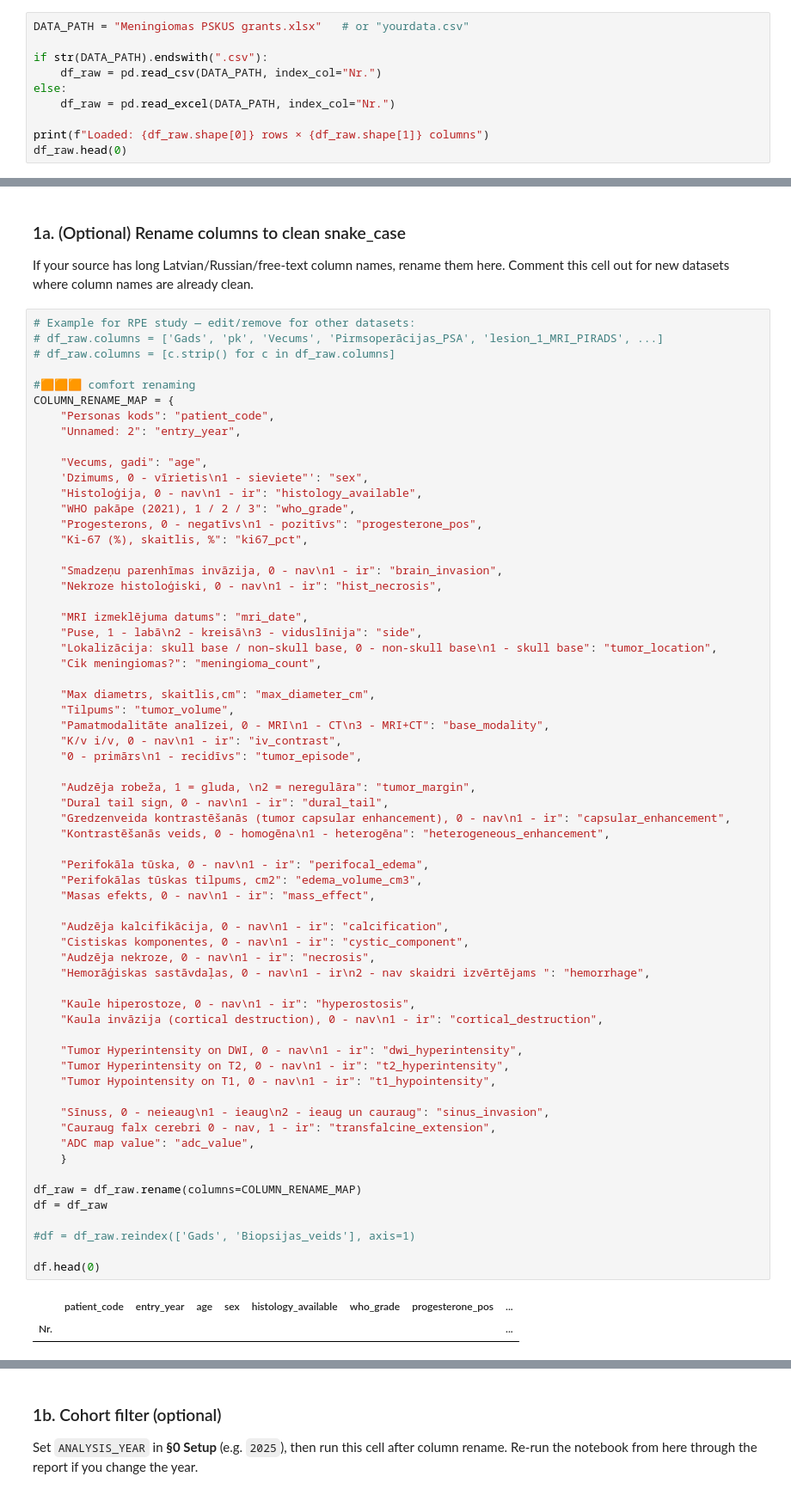
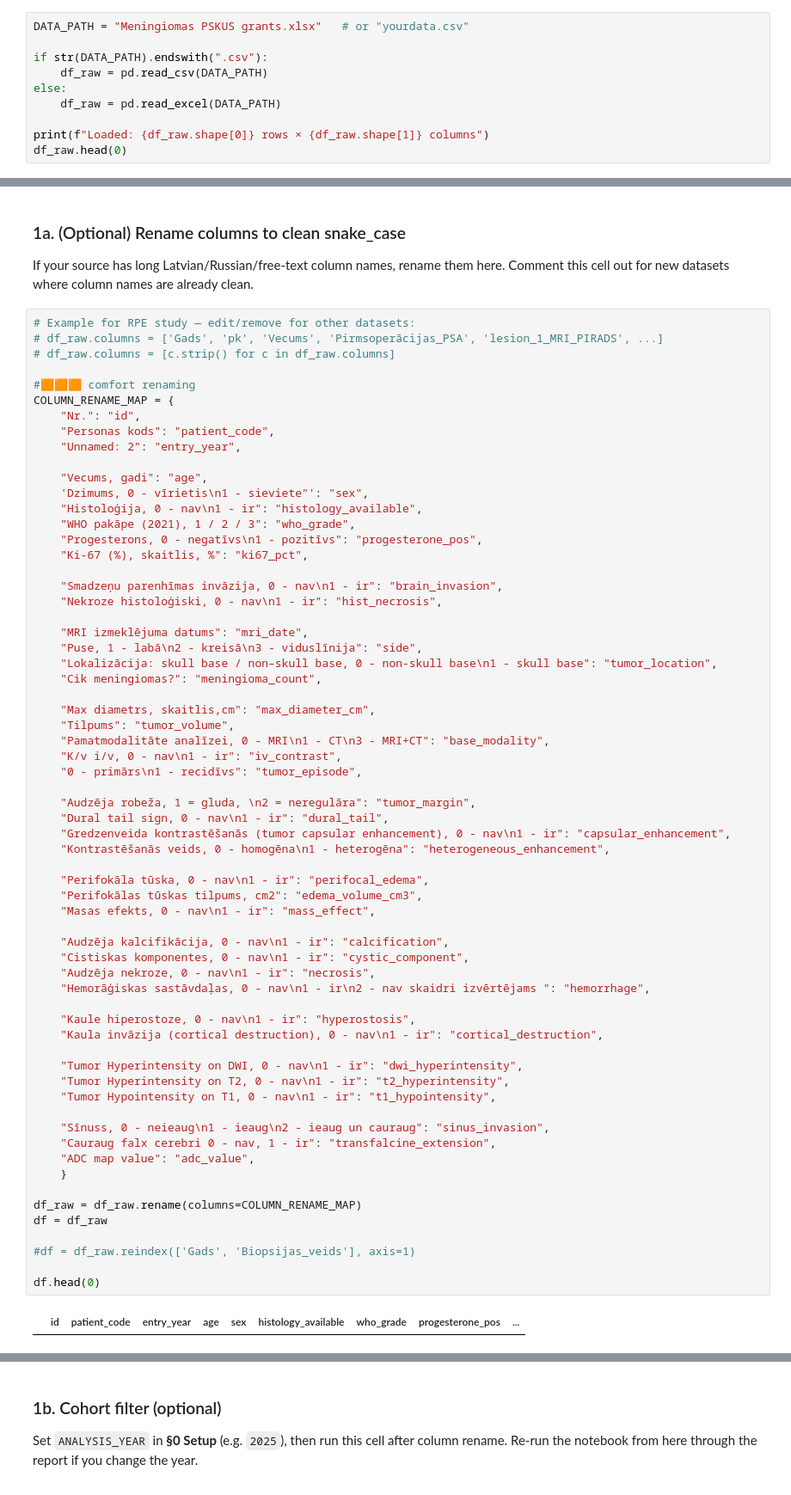
Before and after one commit to DrAndrushka/meningioma-atypier, a Jupyter notebook: heavy_machinery/meningioma.ipynb, the cells around one changed output, grey strips where cells are left out. Shown at 86% size. Cells and saved outputs as stored; diff of their text form.

```diff
--- a/heavy_machinery/meningioma.ipynb
+++ b/heavy_machinery/meningioma.ipynb
@@ -57,9 +57,9 @@ Change the path to point at your Excel/CSV file. The rest of the notebook is dat
 DATA_PATH = "Meningiomas PSKUS grants.xlsx"   # or "yourdata.csv"
 
 if str(DATA_PATH).endswith(".csv"):
-    df_raw = pd.read_csv(DATA_PATH, index_col="Nr.")
+    df_raw = pd.read_csv(DATA_PATH)
 else:
-    df_raw = pd.read_excel(DATA_PATH, index_col="Nr.")
+    df_raw = pd.read_excel(DATA_PATH)
 
 print(f"Loaded: {df_raw.shape[0]} rows × {df_raw.shape[1]} columns")
 df_raw.head(0)
@@ -80,6 +79,7 @@ Comment this cell out for new datasets where column names are already clean.
 
 #🟧🟧🟧 comfort renaming
 COLUMN_RENAME_MAP = {
+    "Nr.": "id",
     "Personas kods": "patient_code",
     "Unnamed: 2": "entry_year",
 
@@ -110,32 +110,31 @@ COLUMN_RENAME_MAP = {
     "Kontrastēšanās veids, 0 - homogēna\n1 - heterogēna": "heterogeneous_enhancement",
 
     "Perifokāla tūska, 0 - nav\n1 - ir": "perifocal_edema",
     "Perifokālas tūskas tilpums, cm2": "edema_volume_cm3",
     "Masas efekts, 0 - nav\n1 - ir": "mass_effect",
 
     "Audzēja kalcifikācija, 0 - nav\n1 - ir": "calcification",
     "Cistiskas komponentes, 0 - nav\n1 - ir": "cystic_component",
     "Audzēja nekroze, 0 - nav\n1 - ir": "necrosis",
     "Hemorāģiskas sastāvdaļas, 0 - nav\n1 - ir\n2 - nav skaidri izvērtējams ": "hemorrhage",
 
     "Kaule hiperostoze, 0 - nav\n1 - ir": "hyperostosis",
     "Kaula invāzija (cortical destruction), 0 - nav\n1 - ir": "cortical_destruction",
 
     "Tumor Hyperintensity on DWI, 0 - nav\n1 - ir": "dwi_hyperintensity",
     "Tumor Hyperintensity on T2, 0 - nav\n1 - ir": "t2_hyperintensity",
     "Tumor Hypointensity on T1, 0 - nav\n1 - ir": "t1_hypointensity",
 
     "Sīnuss, 0 - neieaug\n1 - ieaug\n2 - ieaug un cauraug": "sinus_invasion",
     "Cauraug falx cerebri 0 - nav, 1 - ir": "transfalcine_extension",
     "ADC map value": "adc_value",
     }
 
 df_raw = df_raw.rename(columns=COLUMN_RENAME_MAP)
 df = df_raw
 
 #df = df_raw.reindex(['Gads', 'Biopsijas_veids'], axis=1)
 
 df.head(0)
 # %% [output]
-|  | patient_code | entry_year | age | sex | histology_available | who_grade | progesterone_pos | ... |
-| Nr. |  |  |  |  |  |  |  | ... |
+|  | id | patient_code | entry_year | age | sex | histology_available | who_grade | progesterone_pos | ... |
```
Also changed, not shown: parts of 25 cells of this notebook, 1 other file.
